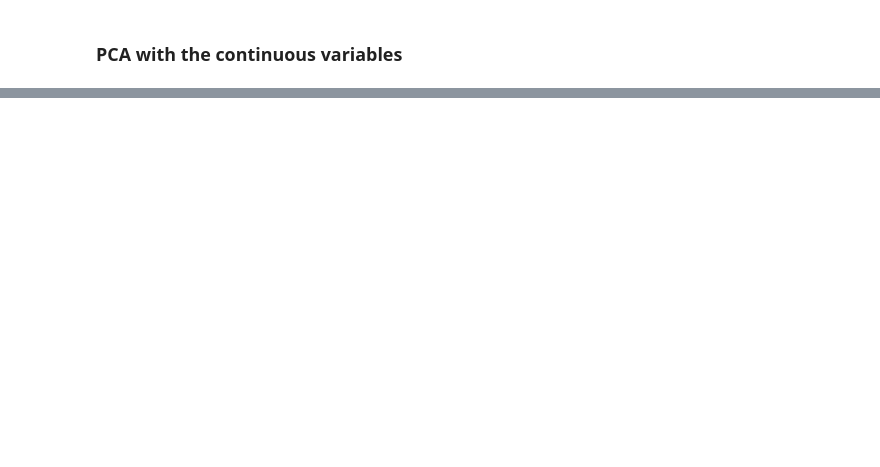
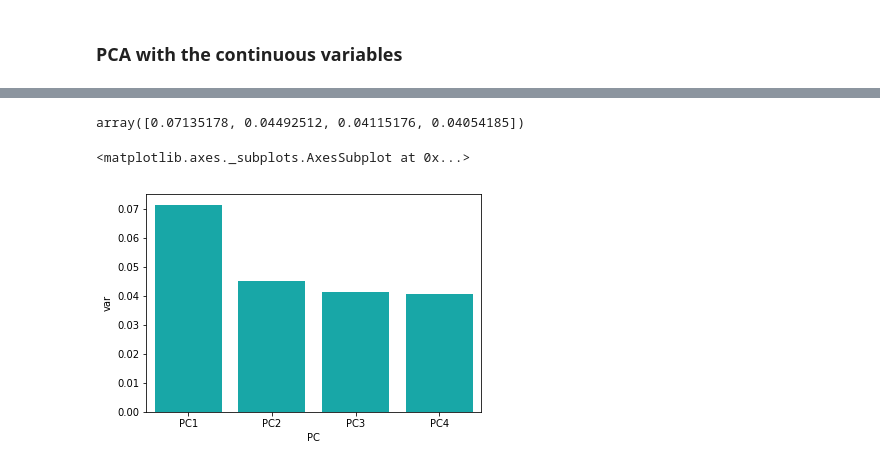
Before and after one commit to Tagnysen/computational-analysis, a Jupyter notebook: Case1.ipynb, the cells around one changed output, grey strips where cells are left out. Drawn from its saved outputs; the diff is of its cells as text; code cells hidden in the pictures; blank space fills up the shorter version.

```diff
--- a/Case1.ipynb
+++ b/Case1.ipynb
@@ -133,0 +122,6 @@ plt.show()
+# %%
+factor_names = []
+for col in data.columns:
+    if data[col].dtype == 'object':
+        print(data[col].describe())
+        factor_names.append(col)
@@ -133,0 +148,7 @@ plt.show()
+# %%
+for col_name in factor_names:
+    col_levels = np.unique(list(data1[col_name].dropna().values))
+    n = len(data1[col_name])
+    for i in range(n):
+        if pd.isna(data1[col_name][i]):
+            data1.iloc[col_name][i] = npr.choice(col_levels)
@@ -159,0 +182,9 @@ Name: X100, dtype: object
+# %%
+Y = np.asarray(data1.iloc[0:100, 0])
+Y = Y.reshape(len(Y),1)
+X = np.asmatrix(data1.iloc[0:100, 1:96])
+pca = decomposition.PCA(n_components=4)
+pc = pca.fit_transform(X)
+pc_df = pd.DataFrame(data=pc, columns=['PC1','PC2','PC3','PC4'])
+pc_df['Cluster'] = Y
+pc_df.head()
@@ -159,0 +198,10 @@ Name: X100, dtype: object
+# %%
+pca.explained_variance_ratio_
+# %% [output]
+array([0.07135178, 0.04492512, 0.04115176, 0.04054185])
+# %%
+df = pd.DataFrame({'var':pca.explained_variance_ratio_, 'PC':['PC1','PC2','PC3','PC4']})
+sns.barplot(x='PC',y="var", data=df, color="c")
+# %% [output]
+<matplotlib.axes._subplots.AxesSubplot at 0x...>
+[figure, added]
```
Also changed, not shown: parts of 41 cells of this notebook.
